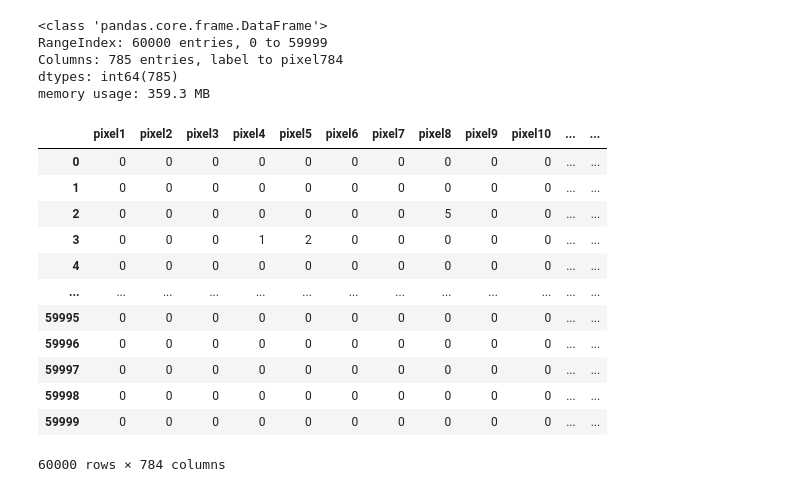
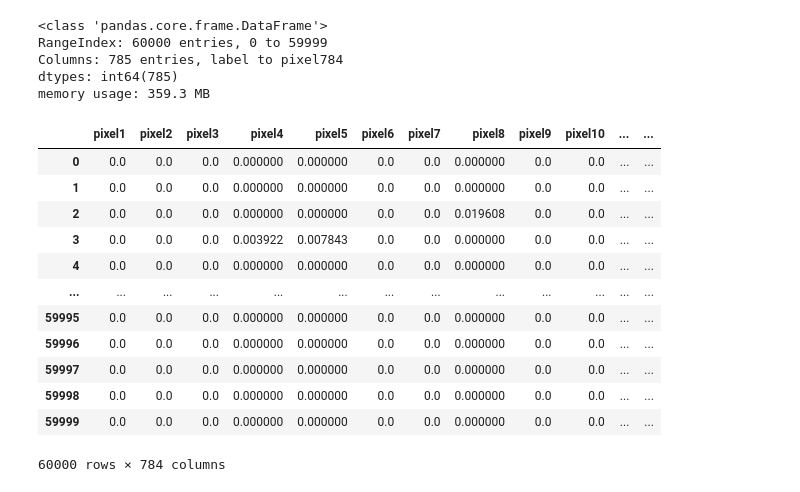
Before and after one commit to ortrsa/Data_Science_Final_Project_2, a Jupyter notebook: Notebook2-fashion Mnist.ipynb, the cells around one changed output. Cells and saved outputs as stored; diff of their text form; code cells hidden in the pictures.

```diff
--- a/Notebook2-fashion Mnist.ipynb
+++ b/Notebook2-fashion Mnist.ipynb
@@ -69,19 +74,19 @@ dtypes: int64(785)
 memory usage: 359.3 MB
 # %%
 y_train = X_train["label"]
-X_train = X_train.drop(["label"], axis=1)
-X_train
+x_train = X_train.drop(["label"], axis=1)/255
+x_train
 # %% [output]
 |  | pixel1 | pixel2 | pixel3 | pixel4 | pixel5 | pixel6 | pixel7 | pixel8 | pixel9 | pixel10 | ... | ... |
-| 0 | 0 | 0 | 0 | 0 | 0 | 0 | 0 | 0 | 0 | 0 | ... | ... |
-| 1 | 0 | 0 | 0 | 0 | 0 | 0 | 0 | 0 | 0 | 0 | ... | ... |
-| 2 | 0 | 0 | 0 | 0 | 0 | 0 | 0 | 5 | 0 | 0 | ... | ... |
-| 3 | 0 | 0 | 0 | 1 | 2 | 0 | 0 | 0 | 0 | 0 | ... | ... |
-| 4 | 0 | 0 | 0 | 0 | 0 | 0 | 0 | 0 | 0 | 0 | ... | ... |
+| 0 | 0.0 | 0.0 | 0.0 | 0.000000 | 0.000000 | 0.0 | 0.0 | 0.000000 | 0.0 | 0.0 | ... | ... |
+| 1 | 0.0 | 0.0 | 0.0 | 0.000000 | 0.000000 | 0.0 | 0.0 | 0.000000 | 0.0 | 0.0 | ... | ... |
+| 2 | 0.0 | 0.0 | 0.0 | 0.000000 | 0.000000 | 0.0 | 0.0 | 0.019608 | 0.0 | 0.0 | ... | ... |
+| 3 | 0.0 | 0.0 | 0.0 | 0.003922 | 0.007843 | 0.0 | 0.0 | 0.000000 | 0.0 | 0.0 | ... | ... |
+| 4 | 0.0 | 0.0 | 0.0 | 0.000000 | 0.000000 | 0.0 | 0.0 | 0.000000 | 0.0 | 0.0 | ... | ... |
 | ... | ... | ... | ... | ... | ... | ... | ... | ... | ... | ... | ... | ... |
-| 59995 | 0 | 0 | 0 | 0 | 0 | 0 | 0 | 0 | 0 | 0 | ... | ... |
-| 59996 | 0 | 0 | 0 | 0 | 0 | 0 | 0 | 0 | 0 | 0 | ... | ... |
-| 59997 | 0 | 0 | 0 | 0 | 0 | 0 | 0 | 0 | 0 | 0 | ... | ... |
-| 59998 | 0 | 0 | 0 | 0 | 0 | 0 | 0 | 0 | 0 | 0 | ... | ... |
-| 59999 | 0 | 0 | 0 | 0 | 0 | 0 | 0 | 0 | 0 | 0 | ... | ... |
+| 59995 | 0.0 | 0.0 | 0.0 | 0.000000 | 0.000000 | 0.0 | 0.0 | 0.000000 | 0.0 | 0.0 | ... | ... |
+| 59996 | 0.0 | 0.0 | 0.0 | 0.000000 | 0.000000 | 0.0 | 0.0 | 0.000000 | 0.0 | 0.0 | ... | ... |
+| 59997 | 0.0 | 0.0 | 0.0 | 0.000000 | 0.000000 | 0.0 | 0.0 | 0.000000 | 0.0 | 0.0 | ... | ... |
+| 59998 | 0.0 | 0.0 | 0.0 | 0.000000 | 0.000000 | 0.0 | 0.0 | 0.000000 | 0.0 | 0.0 | ... | ... |
+| 59999 | 0.0 | 0.0 | 0.0 | 0.000000 | 0.000000 | 0.0 | 0.0 | 0.000000 | 0.0 | 0.0 | ... | ... |
 60000 rows × 784 columns
```
Also changed, not shown: parts of 14 cells of this notebook.
